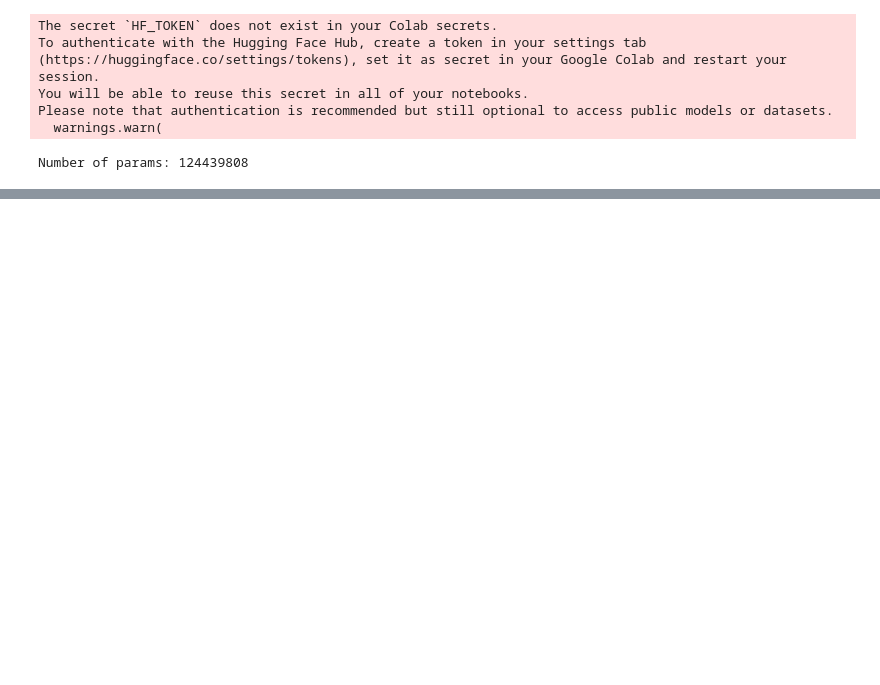
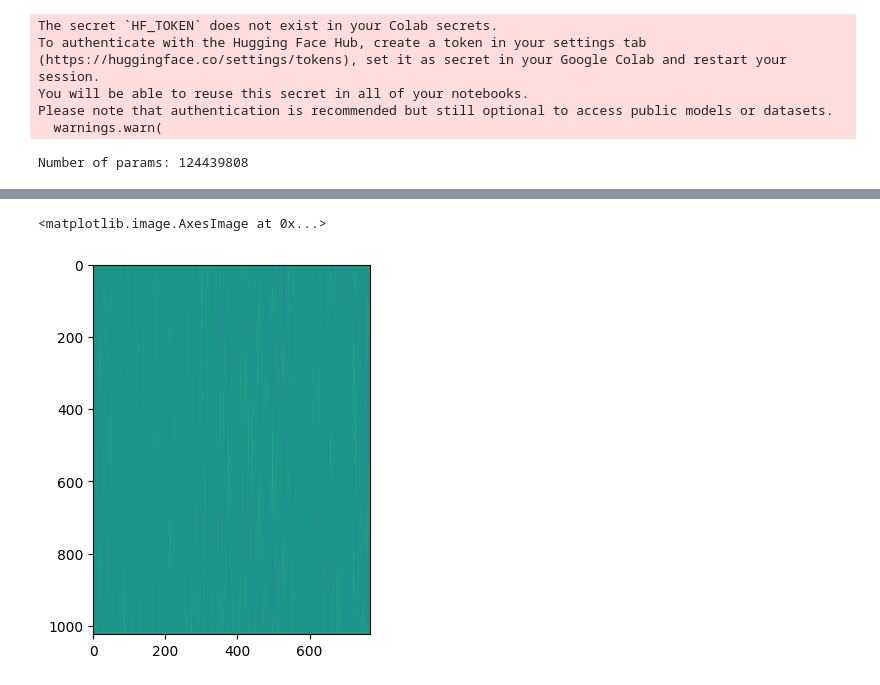
Before and after one commit to notdiff/transformers-implementation, a Jupyter notebook: gpt2/play.ipynb, the cells around one changed output, grey strips where cells are left out. Cells and saved outputs as stored; diff of their text form; code cells hidden in the pictures; blank space fills up the shorter version.

```diff
--- a/gpt2/play.ipynb
+++ b/gpt2/play.ipynb
@@ -32,0 +15,4 @@ GPT2LMHeadModel(
+# %%
+sd_hf = model.state_dict()
+for k, v in sd_hf.items():
+    print(k, v.shape)
@@ -32,0 +37,5 @@ GPT2LMHeadModel(
+# %%
+plt.imshow(sd_hf["transformer.wpe.weight"])
+# %% [output]
+<matplotlib.image.AxesImage at 0x...>
+[figure, added]
```
Also changed, not shown: parts of 7 cells of this notebook.
